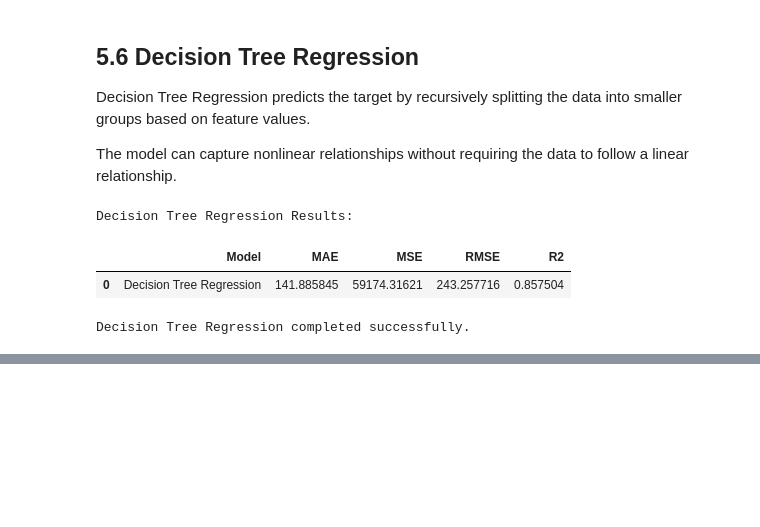
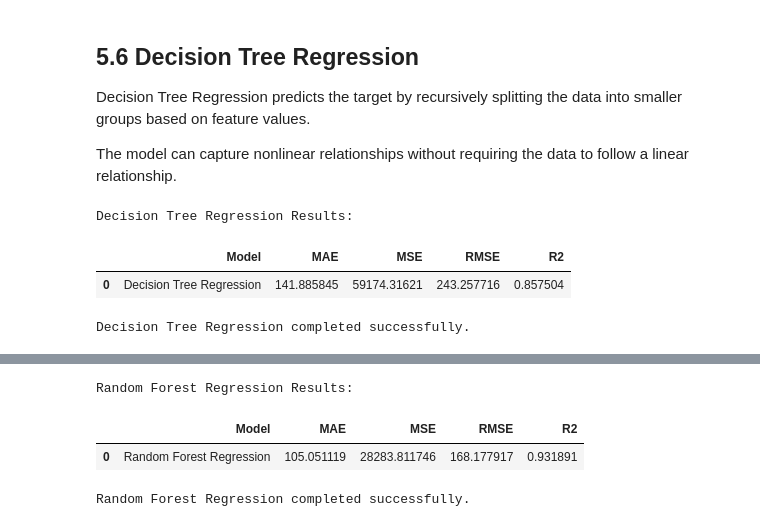
Before and after one commit to mith-sen/ML_Case_Study, a Jupyter notebook: notebooks/regression.ipynb, the cells around one changed output, grey strips where cells are left out. Drawn from its saved outputs; the diff is of its cells as text; code cells hidden in the pictures; blank space fills up the shorter version.

Commit message:
Implement Random Forest Regressor

```diff
--- a/notebooks/regression.ipynb
+++ b/notebooks/regression.ipynb
@@ -1291,0 +1300,49 @@ Decision Tree Regression completed successfully.
+# %%
+# Import Random Forest Regressor
+from sklearn.ensemble import RandomForestRegressor
+
+# Create Random Forest pipeline
+random_forest_pipeline = Pipeline(
+    steps=[
+        ("preprocessor", preprocessor),
+        ("model", RandomForestRegressor(
+            n_estimators=100,
+            random_state=42,
+            n_jobs=-1
+        ))
+    ]
+)
+
+# Train the model
+random_forest_pipeline.fit(X_train, y_train)
+
+# Make predictions
+y_pred_rf = random_forest_pipeline.predict(X_test)
+
+# Calculate evaluation metrics
+rf_mae = mean_absolute_error(y_test, y_pred_rf)
+rf_mse = mean_squared_error(y_test, y_pred_rf)
+rf_rmse = np.sqrt(rf_mse)
+rf_r2 = r2_score(y_test, y_pred_rf)
+
+# Store results
+random_forest_result = {
+    "Model": "Random Forest Regression",
+    "MAE": rf_mae,
+    "MSE": rf_mse,
+    "RMSE": rf_rmse,
+    "R2": rf_r2
+}
+
+# Display results
+random_forest_result_df = pd.DataFrame([random_forest_result])
+
+print("Random Forest Regression Results:")
+display(random_forest_result_df)
+
+print("Random Forest Regression completed successfully.")
+# %% [output]
+Random Forest Regression Results:
+|  | Model | MAE | MSE | RMSE | R2 |
+| 0 | Random Forest Regression | 105.051119 | 28283.811746 | 168.177917 | 0.931891 |
+Random Forest Regression completed successfully.
```
Also changed, not shown: parts of 1 cell of this notebook.
